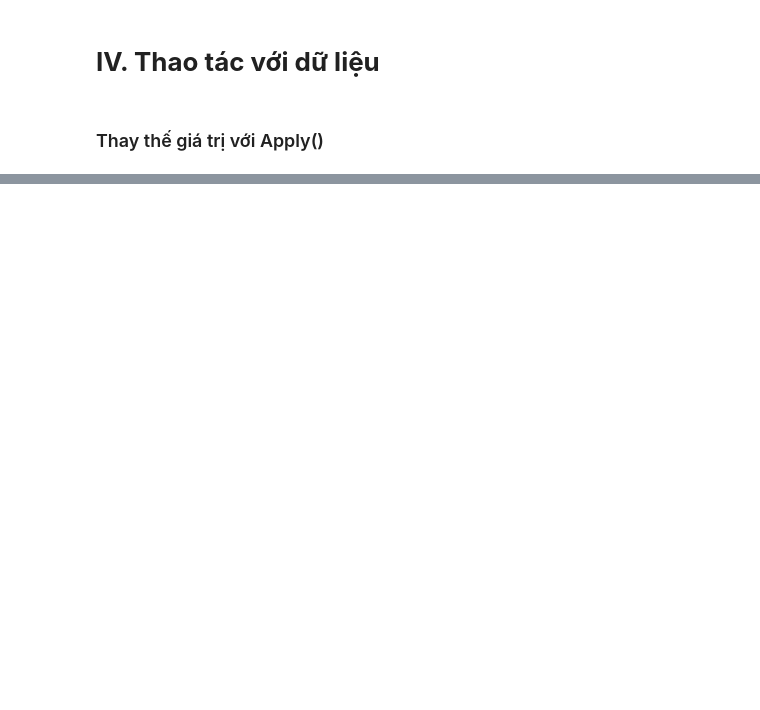
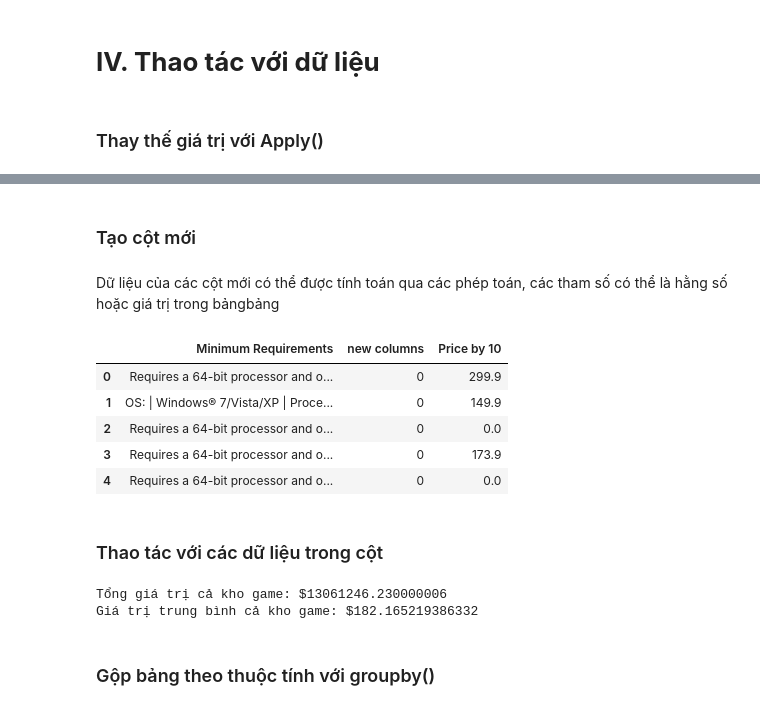
Before and after one commit to doktorpuss/My-new-journey-to-data-science, a Jupyter notebook: pandas.ipynb, the cells around one changed output, grey strips where cells are left out. Cells and saved outputs as stored; diff of their text form; code cells hidden in the pictures; blank space fills up the shorter version.

```diff
--- a/pandas.ipynb
+++ b/pandas.ipynb
@@ -4,7 +4,7 @@ import numpy as np
 # %% [markdown]
 # **I. Import Dataset**
 # %%
-data = pd.read_csv("datasets/Steam_games/merged_data.csv")
+data = pd.read_csv("merged_data.csv")
 data.head(1)
 # %% [output]
 |  | Title | Original Price | Discounted Price | Release Date | Link | Game Description | ... |
@@ -72,3 +86,28 @@ newsheet.head()
 | 2 | Apex Legends™ | Free | 0.00 | 4 Nov, 2020 | https://store.steampowered.com/ap... | Apex Legends is the award-winning... | ... |
 | 3 | Forza Horizon 5 | $34.78 | 17.39 | 8 Nov, 2021 | https://store.steampowered.com/ap... | Your Ultimate Horizon Adventure a... | ... |
 | 4 | Call of Duty® | Free | 0.00 | 27 Oct, 2022 | https://store.steampowered.com/ap... | Welcome to Call of Duty® HQ, the ... | ... |
+# %% [markdown]
+### Tạo cột mới
+# %% [markdown]
+Dữ liệu của các cột mới có thể được tính toán qua các phép toán, các tham số có thể là hằng số hoặc giá trị trong bảngbảng
+# %%
+data["new columns"] = 0
+data["Price by 10"] = data["Discounted Price"] * 10
+data.iloc[:5,15:]
+# %% [output]
+|  | Minimum Requirements | new columns | Price by 10 |
+| 0 | Requires a 64-bit processor and o... | 0 | 299.9 |
+| 1 | OS: | Windows® 7/Vista/XP | Proce... | 0 | 149.9 |
+| 2 | Requires a 64-bit processor and o... | 0 | 0.0 |
+| 3 | Requires a 64-bit processor and o... | 0 | 173.9 |
+| 4 | Requires a 64-bit processor and o... | 0 | 0.0 |
+# %% [markdown]
+### Thao tác với các dữ liệu trong cột
+# %%
+print(f"Tổng giá trị cả kho game: ${data["Discounted Price"].sum()}")
+print(f"Giá trị trung bình cả kho game: ${data["Discounted Price"].mean()}")
+# %% [output]
+Tổng giá trị cả kho game: $13061246.230000006
+Giá trị trung bình cả kho game: $182.165219386332
+# %% [markdown]
+### Gộp bảng theo thuộc tính với groupby()
```
Also changed, not shown: parts of 12 cells of this notebook, 2 other files.
